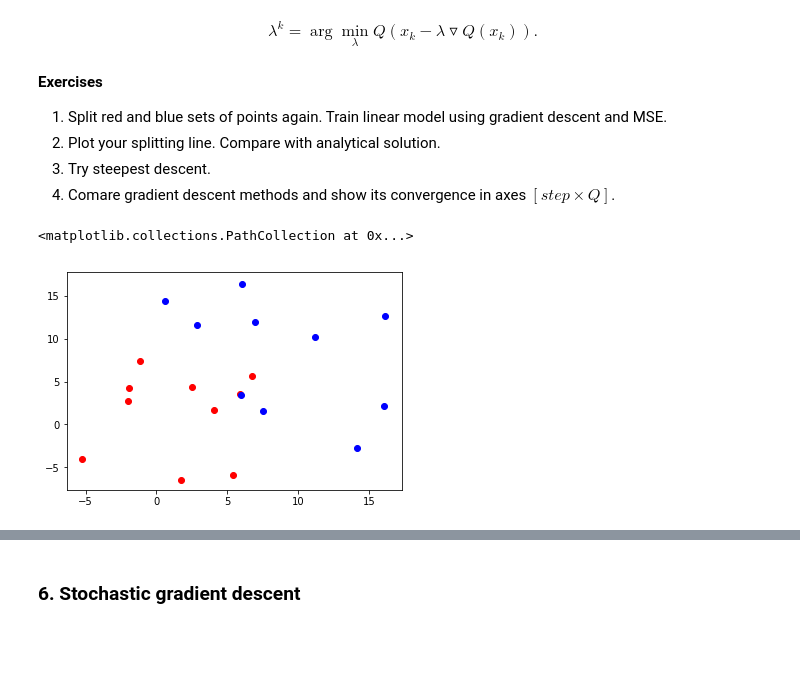
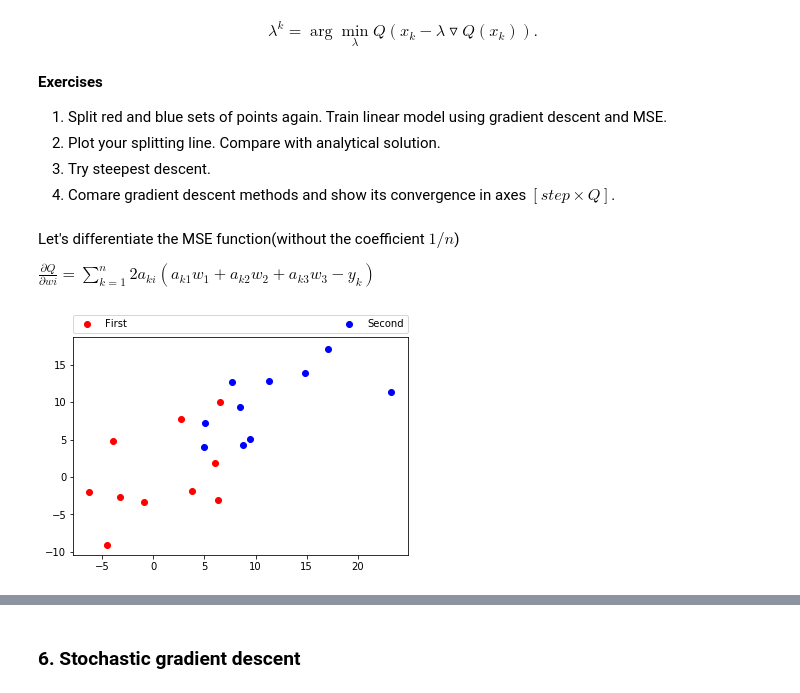
Before and after one commit to RakitinDen/Renju, a Jupyter notebook: labs/lab-1.ipynb, the cells around one changed output, grey strips where cells are left out. Cells and saved outputs as stored; diff of their text form; code cells hidden in the pictures; blank space fills up the shorter version.

```diff
--- a/labs/lab-1.ipynb
+++ b/labs/lab-1.ipynb
@@ -542,0 +495,4 @@ def gradient_descent(train_features, train_labels, steps_num, lmbda, dim, eps):
+# %% [markdown]
+Let's differentiate the MSE function(without the coefficient $1/n$)
+
+$\frac{\partial Q}{\partial wi} = \sum_{k=1}^n 2 a_{ki}(a_{k1}w_1 + a_{k2}w_2 + a_{k3}w_3 - y_k)$
@@ -543,11 +528,13 @@ def gradient_descent(train_features, train_labels, steps_num, lmbda, dim, eps):
 # %%
 first_set_x, first_set_y, second_set_x, second_set_y = generate_sets(0, 5, 10)
 
 plt.scatter(first_set_x, first_set_y, label='First', color='red')
 plt.scatter(second_set_x, second_set_y, label='Second', color='blue')
+plt.legend(bbox_to_anchor=(0., 1.02, 1., .102), loc=3,
+           ncol=2, mode="expand", borderaxespad=0.)
+plt.show()
 # %% [output]
-<matplotlib.collections.PathCollection at 0x...>
-[figure, old version]
+[figure, new version]
 # %%
 train_features = sets_features(first_set_x, first_set_y, second_set_x, second_set_y)
 train_labels = sets_labels(10)
```
Also changed, not shown: parts of 24 cells of this notebook.
